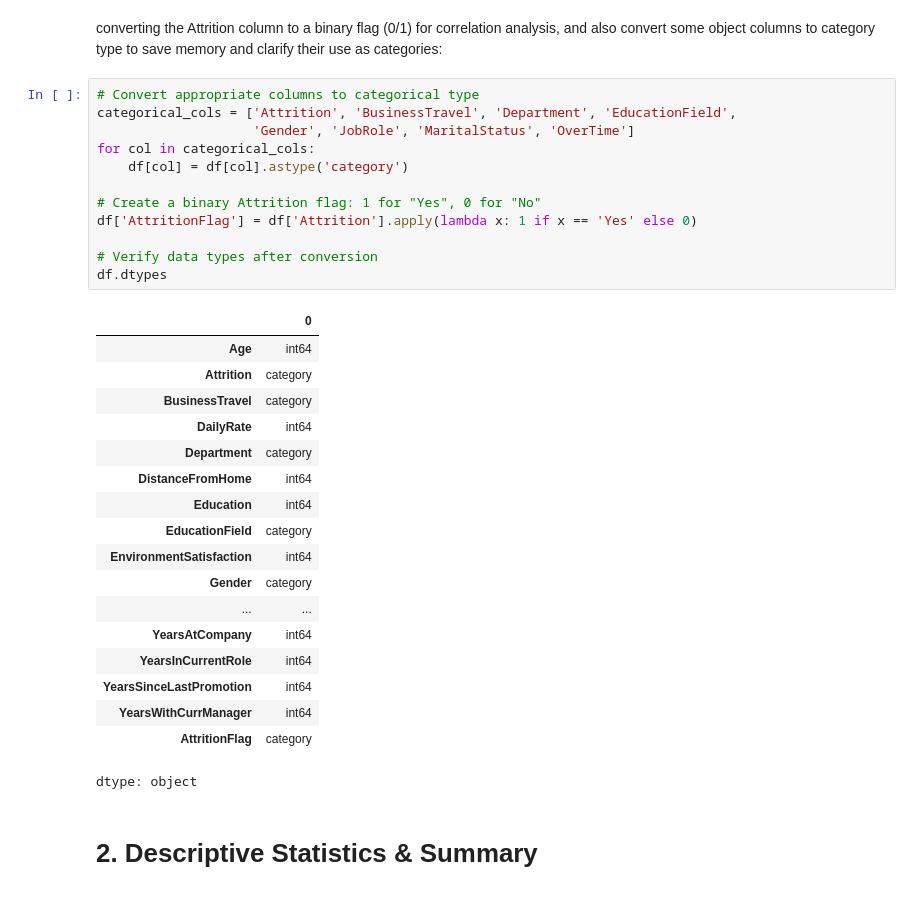
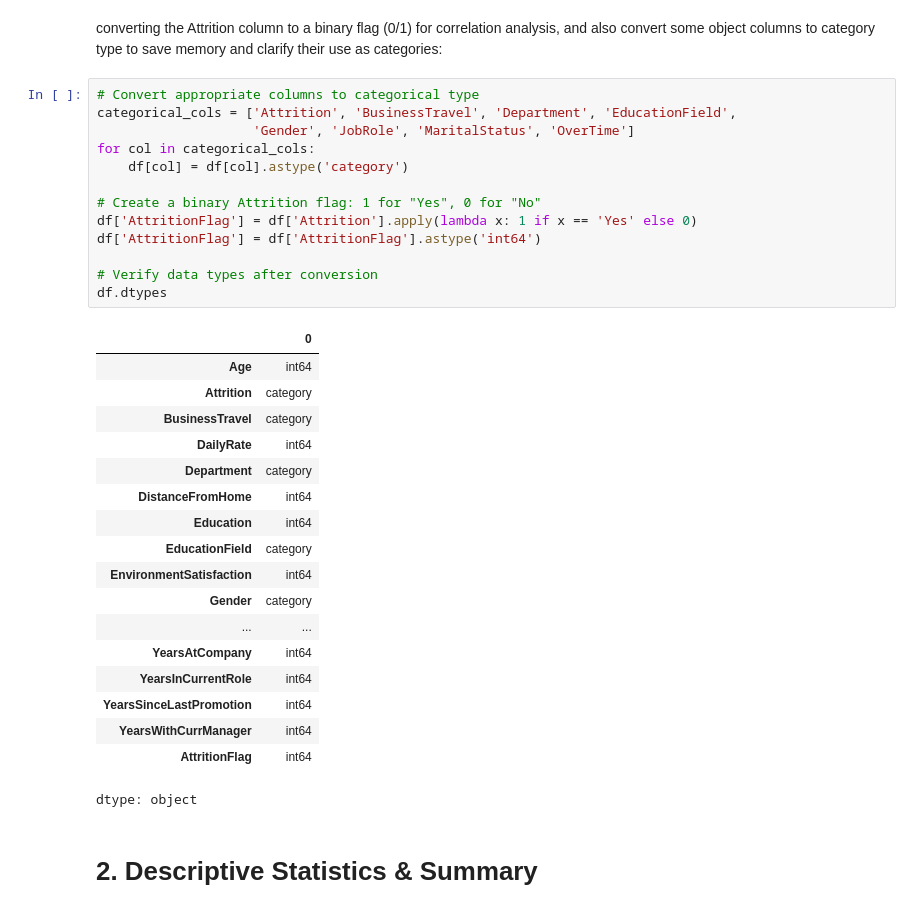
Before and after one commit to nipunaluthge/employee-attrition-analysis, a Jupyter notebook: Portfolio_Individual_EDA.ipynb, the cells around one changed output. Saved outputs shown, nothing was run; the diff lists cells and outputs as text.

```diff
--- a/Portfolio_Individual_EDA.ipynb
+++ b/Portfolio_Individual_EDA.ipynb
@@ -105,33 +107,34 @@ converting the Attrition column to a binary flag (0/1) for correlation analysis,
 # %%
 # Convert appropriate columns to categorical type
 categorical_cols = ['Attrition', 'BusinessTravel', 'Department', 'EducationField',
                     'Gender', 'JobRole', 'MaritalStatus', 'OverTime']
 for col in categorical_cols:
     df[col] = df[col].astype('category')
 
 # Create a binary Attrition flag: 1 for "Yes", 0 for "No"
 df['AttritionFlag'] = df['Attrition'].apply(lambda x: 1 if x == 'Yes' else 0)
+df['AttritionFlag'] = df['AttritionFlag'].astype('int64')
 
 # Verify data types after conversion
 df.dtypes
 # %% [output]
 |  | 0 |
 | Age | int64 |
 | Attrition | category |
 | BusinessTravel | category |
 | DailyRate | int64 |
 | Department | category |
 | DistanceFromHome | int64 |
 | Education | int64 |
 | EducationField | category |
 | EnvironmentSatisfaction | int64 |
 | Gender | category |
 | ... | ... |
 | YearsAtCompany | int64 |
 | YearsInCurrentRole | int64 |
 | YearsSinceLastPromotion | int64 |
 | YearsWithCurrManager | int64 |
-| AttritionFlag | category |
+| AttritionFlag | int64 |
 dtype: object
 # %% [markdown]
 # 2. Descriptive Statistics & Summary
```
Also changed, not shown: parts of 18 cells of this notebook, 1 other file.
